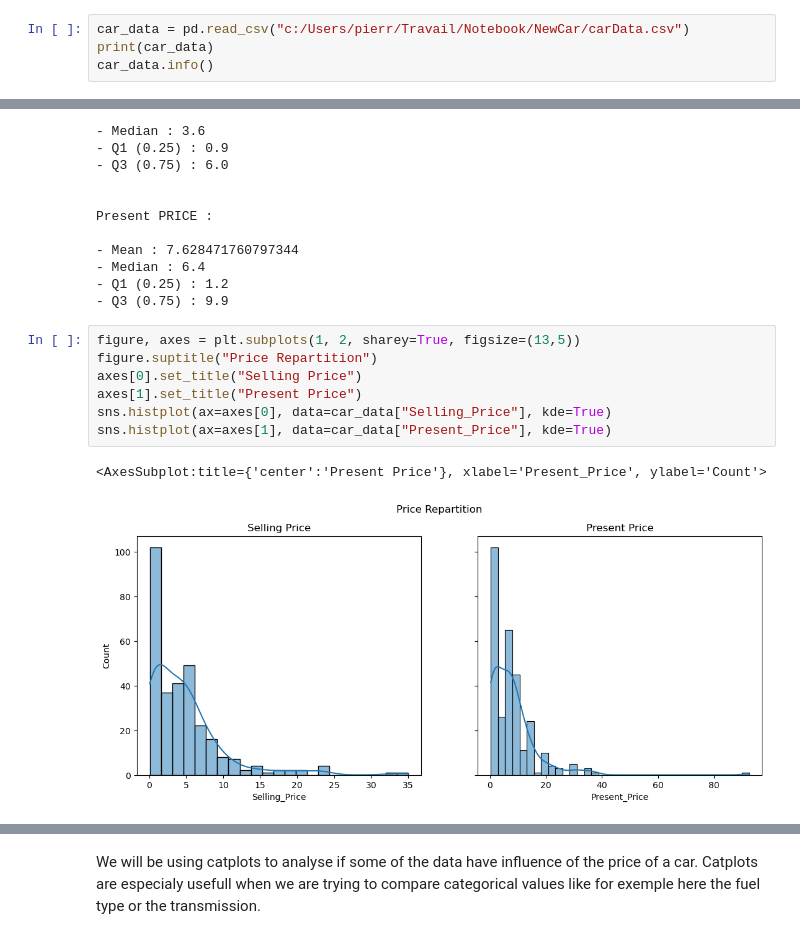
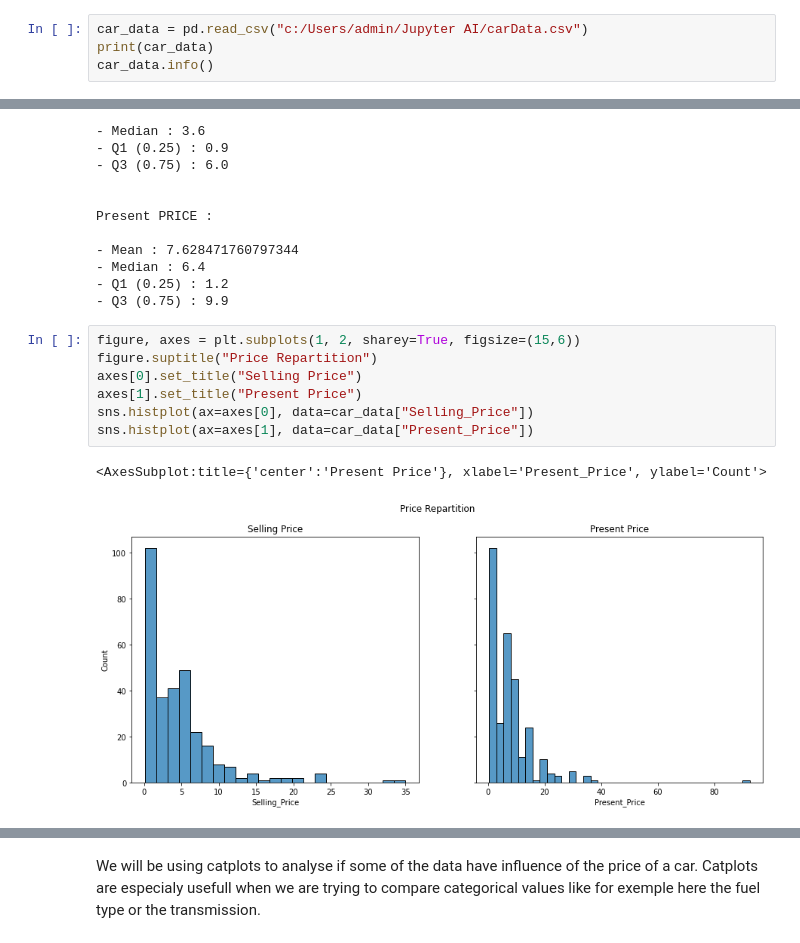
Before and after one commit to lebair-pierre-alexis/new_car, a Jupyter notebook: NewCar.ipynb, the cells around one changed output, grey strips where cells are left out. Saved outputs shown, nothing was run; the diff lists cells and outputs as text.

```diff
--- a/NewCar.ipynb
+++ b/NewCar.ipynb
@@ -15,7 +17,7 @@ from sklearn.linear_model import LinearRegression
 # %% [markdown]
 #### Reading Data
 # %%
-car_data = pd.read_csv("c:/Users/pierr/Travail/Notebook/NewCar/carData.csv")
+car_data = pd.read_csv("c:/Users/admin/Jupyter AI/carData.csv")
 print(car_data)
 car_data.info()
 # %% [output]
@@ -102,12 +104,12 @@ Present PRICE :
 - Q1 (0.25) : 1.2
 - Q3 (0.75) : 9.9
 # %%
-figure, axes = plt.subplots(1, 2, sharey=True, figsize=(13,5))
+figure, axes = plt.subplots(1, 2, sharey=True, figsize=(15,6))
 figure.suptitle("Price Repartition")
 axes[0].set_title("Selling Price")
 axes[1].set_title("Present Price")
-sns.histplot(ax=axes[0], data=car_data["Selling_Price"], kde=True)
-sns.histplot(ax=axes[1], data=car_data["Present_Price"], kde=True)
+sns.histplot(ax=axes[0], data=car_data["Selling_Price"])
+sns.histplot(ax=axes[1], data=car_data["Present_Price"])
 # %% [output]
 <AxesSubplot:title={'center':'Present Price'}, xlabel='Present_Price', ylabel='Count'>
-[figure, old version]
+[figure, new version]
```
Also changed, not shown: parts of 28 cells of this notebook, 3 other files.
